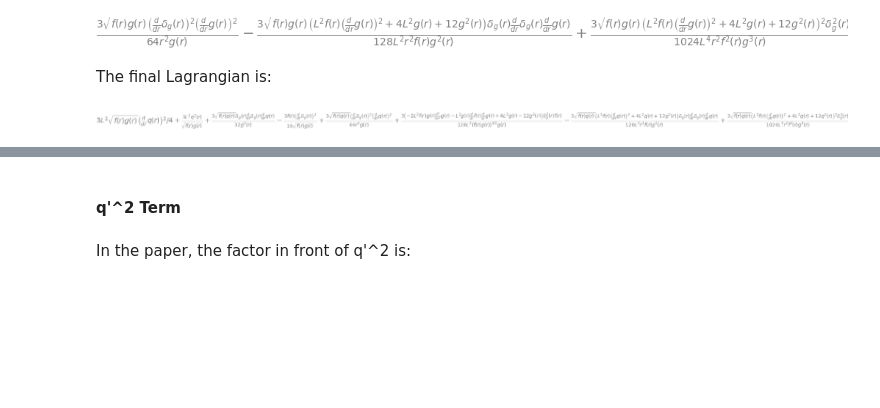
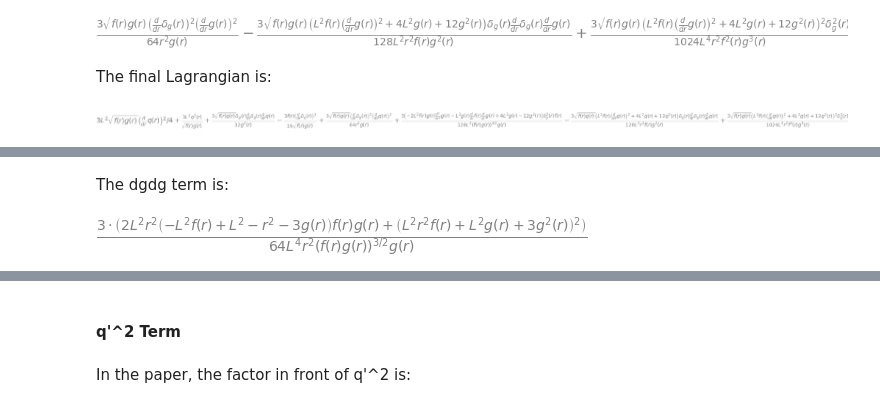
Before and after one commit to jchryssanthacopoulos/wormholes, a Jupyter notebook: second_order_action_analysis.ipynb, the cells around one changed output, grey strips where cells are left out. Cells and saved outputs as stored; diff of their text form; code cells hidden in the pictures; blank space fills up the shorter version.

```diff
--- a/second_order_action_analysis.ipynb
+++ b/second_order_action_analysis.ipynb
@@ -475,0 +488,7 @@ final_lagrangian_no_phi
+# %% [markdown]
+The dgdg term is:
+# %%
+term_gg = g_terms.coeff(delta_g * delta_g).simplify()
+term_gg
+# %% [output]
+[figure, added]
```
Also changed, not shown: parts of 11 cells of this notebook.
